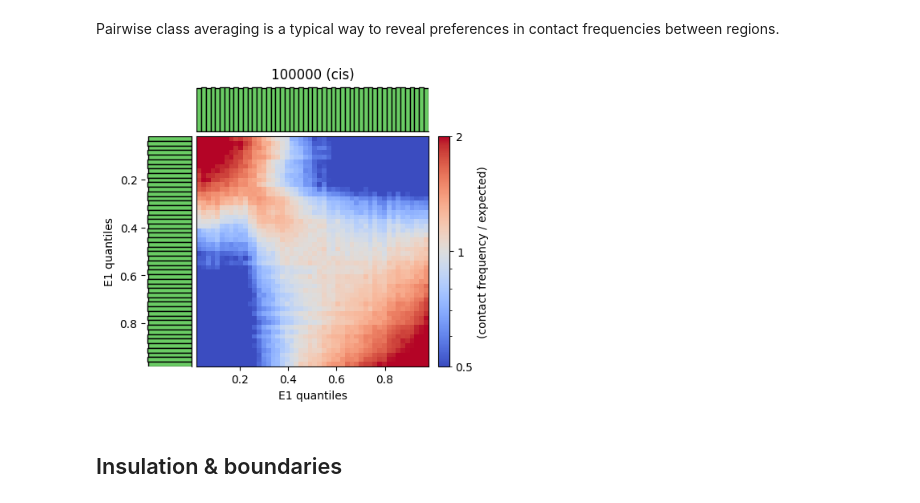
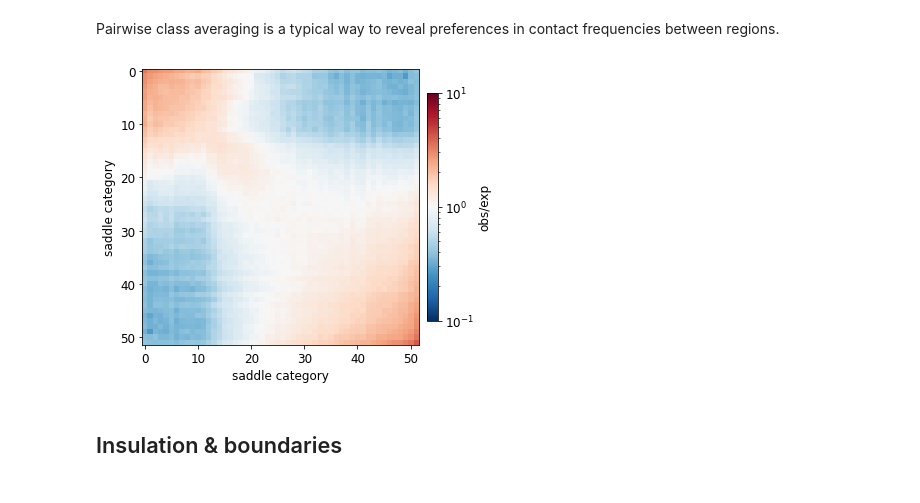
Before and after one commit to open2c/open2c_examples, a Jupyter notebook: command_line_interface.ipynb, the cells around one changed output. Drawn from its saved outputs; the diff is of its cells as text; code cells hidden in the pictures.

```diff
--- a/command_line_interface.ipynb
+++ b/command_line_interface.ipynb
@@ -10,6 +10,11 @@ import pandas as pd
 import bioframe
 import cooltools
 import cooler
+import numpy as np
+import matplotlib.pyplot as plt
+from matplotlib.colors import LogNorm
+plt.rcParams['font.size']=12
+
 # We can use this function to display a file within the notebook
 from IPython.display import Image
 
@@ -129,10 +134,21 @@ Pairwise class averaging is a typical way to reveal preferences in contact frequ
 regions.
 # %%
 !cooltools saddle --qrange 0.02 0.98 --fig png -o outputs/test.saddle.cis.100000 --view data/view_hg38.tsv $cool_file::resolutions/100000 outputs/test.eigs.100000.cis.vecs.tsv outputs/test.expected.cis.100000.tsv
-# %%
-Image('outputs/test.saddle.cis.100000.png', width=400, height=400)
-# %% [output]
-[figure, removed]
+# %%
+saddle = np.load('outputs/test.saddle.cis.100000.saddledump.npz', allow_pickle=True)
+# %%
+plt.figure(figsize=(6,6))
+norm = LogNorm(    vmin=10**(-1), vmax=10**1)
+im = plt.imshow(
+    saddle['saddledata'],
+    cmap='RdBu_r',
+    norm = norm
+);
+plt.xlabel("saddle category")
+plt.ylabel("saddle category")
+plt.colorbar(im, label='obs/exp', pad=0.025, shrink=0.7);
+# %% [output]
+[figure, added]
 # %% [markdown]
 ## Insulation & boundaries
 # %% [markdown]
```
Also changed, not shown: parts of 16 cells of this notebook.
